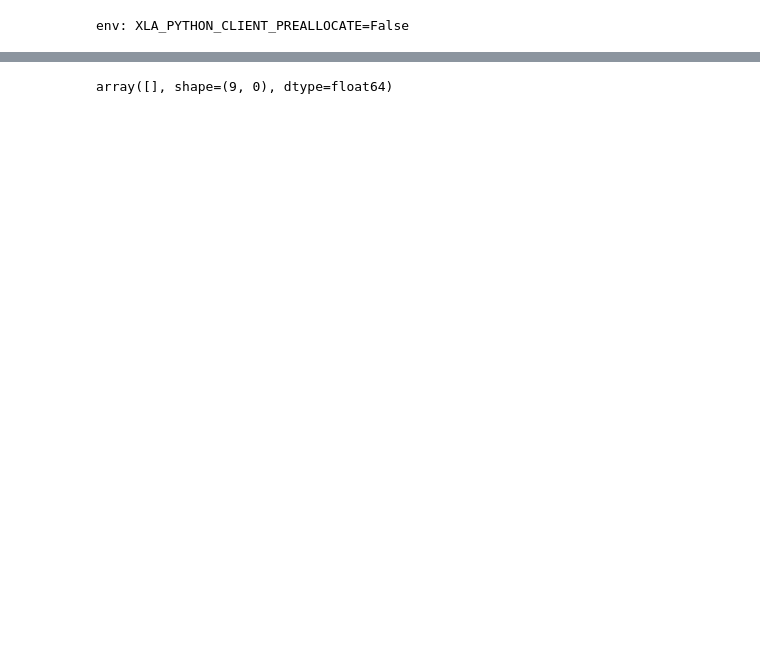
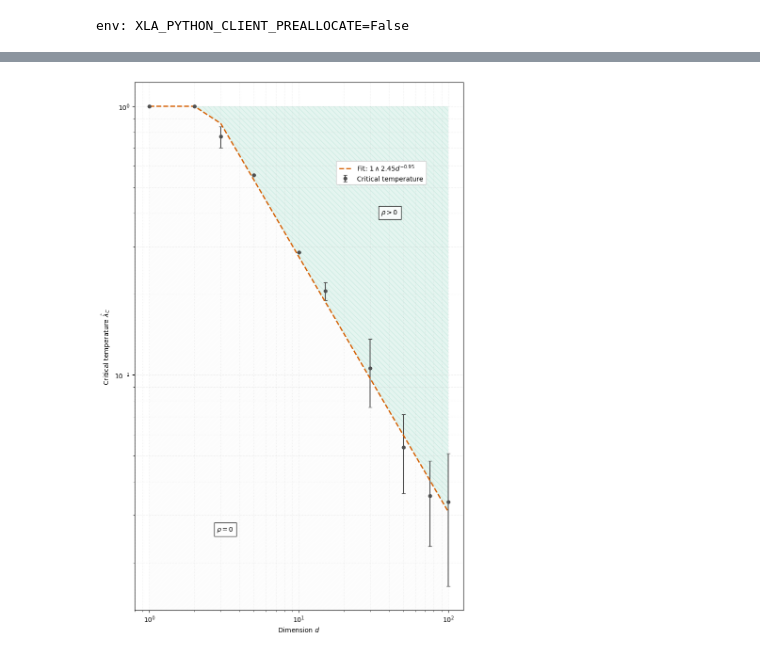
Before and after one commit to ylefay/adaptive_smc_tempering, a Jupyter notebook: adaptive_smc/experiments_bis/pCN/pCN_IMH_frontier/Untitled.ipynb, the cells around one changed output, grey strips where cells are left out. Saved outputs shown, nothing was run; the diff lists cells and outputs as text; code cells hidden in the pictures; blank space fills up the shorter version.

```diff
--- a/adaptive_smc/experiments_bis/pCN/pCN_IMH_frontier/Untitled.ipynb
+++ b/adaptive_smc/experiments_bis/pCN/pCN_IMH_frontier/Untitled.ipynb
@@ -124,12 +179,79 @@ std_err
+# %%
+
+import matplotlib.pyplot as plt
+import numpy as np
+import scipy.stats as stats
+
+# Setup
+fig, ax = plt.subplots(figsize=(8, 12))
+
+# Color scheme
+colors = {
+    'data': '#505050',      # Dark gray
+    'fit': '#D55E00',       # Vermillion (red)
+    'active': '#029E73',    # Green (for ρ > 0 region)
+    'inactive': '#F5F5F5'   # Light gray (for ρ = 0 region)
+}
+
+# Filter and perform regression
+mask = (log_mean_critical_temperatures < 0)
+filtered_log_temperatures = log_mean_critical_temperatures[mask]
+filtered_dims = my_dims[mask]
+filtered_log_dims = np.log(filtered_dims)
+
+slope, intercept, r_value, p_value, std_err = stats.linregress(filtered_log_dims, filtered_log_temperatures)
+regression_line = np.exp(intercept) * filtered_dims**slope
+filled_regression_line = np.concatenate([np.array((len(my_dims)-len(filtered_dims))*[1]), regression_line])
+
+# Using hatch patterns instead of solid fills:
+ax.fill_between(my_dims, 0, filled_regression_line,
+               color=colors['inactive'], alpha=0.1, hatch='///', linewidth=0)
+ax.fill_between(my_dims, filled_regression_line, np.max(mean_critical_temperatures),
+               color=colors['active'], alpha=0.1, hatch='\\\\\\', linewidth=0)
+# Data points
+ax.errorbar(my_dims, mean_critical_temperatures,
+           yerr=critical_temperatures.std(axis=-1),
+           fmt='o',
+           color=colors['data'],
+           markersize=5,
+           capsize=3,
+           label='Critical temperature')
+
+# Regression line
+ax.loglog(my_dims, filled_regression_line,
+         color=colors['fit'],
+         linewidth=2,
+         linestyle='--',
+         label=rf'Fit: $1\wedge {np.exp(intercept):.2f}d^{{{slope:.2f}}}$')
+
+# Annotations
+ax.text(0.25, 0.15,
+       r'$\rho = 0$ ',
+       transform=ax.transAxes,
+       bbox=dict(facecolor='white', alpha=0.8))
+ax.text(0.75, 0.75,
+       r'$\rho > 0$ ',
+       transform=ax.transAxes,
+       bbox=dict(facecolor='white', alpha=0.8))
+
+# Formatting
+ax.set_xlabel(r'Dimension $d$')
+ax.set_ylabel(r'Critical temperature $\hat{\lambda}_C$')
+ax.grid(True, which="both", linestyle=':', alpha=0.3)
+ax.legend(framealpha=1, bbox_to_anchor=(0.75, 0.80), loc='lower center')
+
+plt.tight_layout()
+plt.savefig(DIR + "critical_temperature_boundary.pdf",
+           dpi=150,
+           bbox_inches='tight',
+           format='pdf')
+# %% [output]
+[figure, added]
 # %%
 to_remove_dims = [100]
 for d in to_remove_dims:
     for idx in idx_per_dim[d]:
         os.remove(DIR+PKL_titles[idx])
-# %%
-critical_temperatures
-# %% [output]
-array([], shape=(9, 0), dtype=float64)
 # %%
 for i in range(n):
     if "vanish" in PKLs[i]['config']['prefix']:
```
Also changed, not shown: parts of 13 cells of this notebook, 7 other files.
